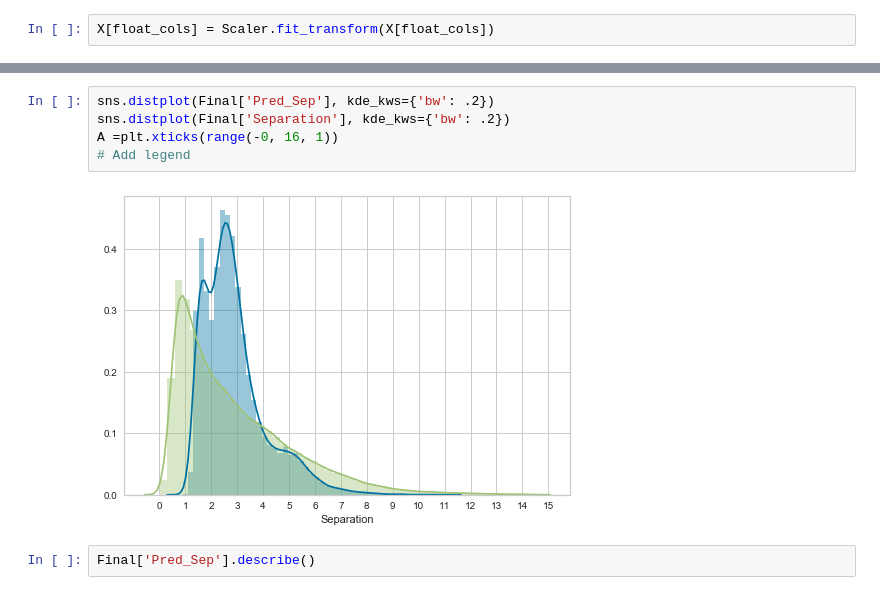
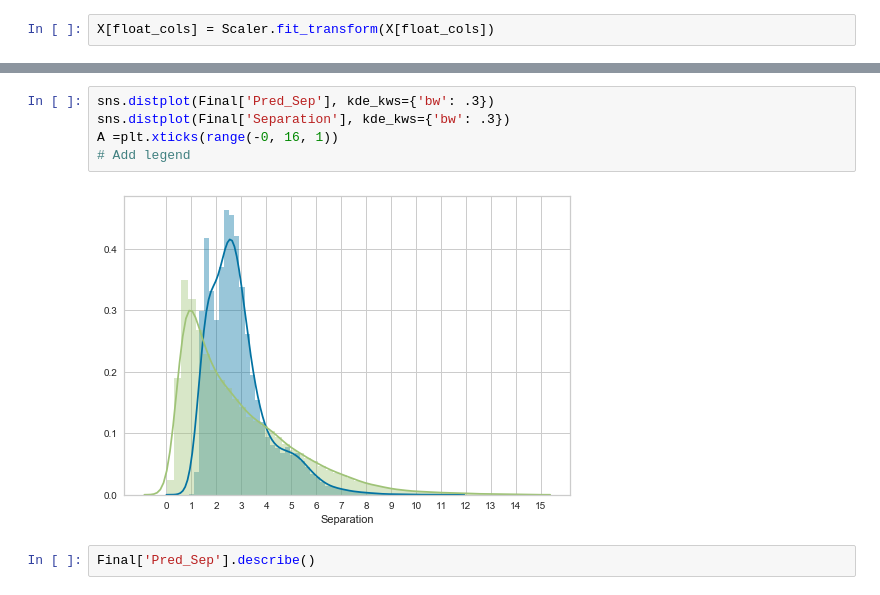
Before and after one commit to Jesse-Cohen/Separation-Above-Expectation, a Jupyter notebook: Expected Receiver Separation.ipynb, the cells around one changed output, grey strips where cells are left out. Saved outputs shown, nothing was run; the diff lists cells and outputs as text.

```diff
--- a/Expected Receiver Separation.ipynb
+++ b/Expected Receiver Separation.ipynb
@@ -1993,10 +1986,10 @@ Final.head()
 # %%
-sns.distplot(Final['Pred_Sep'], kde_kws={'bw': .2})
-sns.distplot(Final['Separation'], kde_kws={'bw': .2})
+sns.distplot(Final['Pred_Sep'], kde_kws={'bw': .3})
+sns.distplot(Final['Separation'], kde_kws={'bw': .3})
 A =plt.xticks(range(-0, 16, 1))
 # Add legend
 # %% [output]
-[figure, old version]
+[figure, new version]
 # %%
 Final['Pred_Sep'].describe()
 # %% [output]
```
Also changed, not shown: parts of 7 cells of this notebook.
